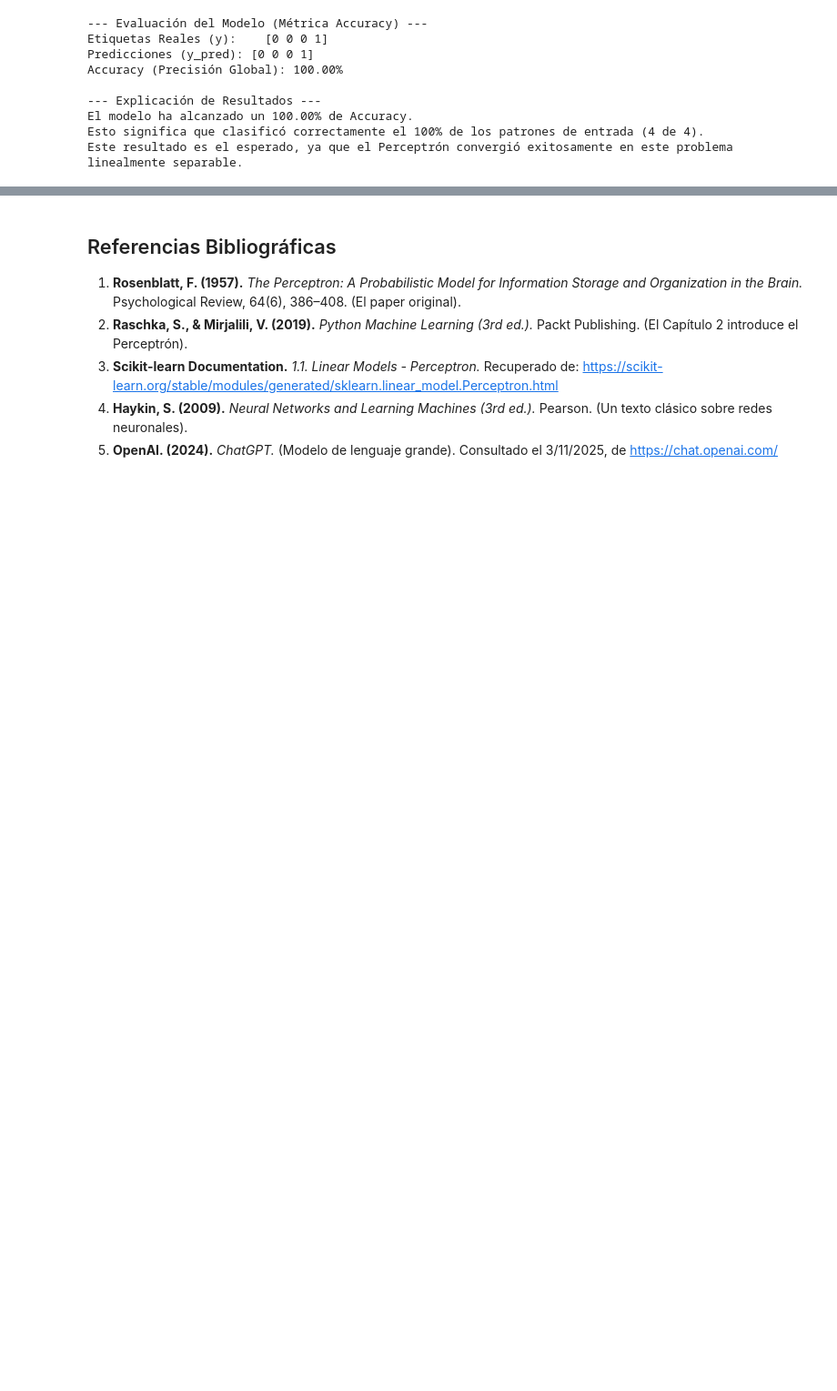
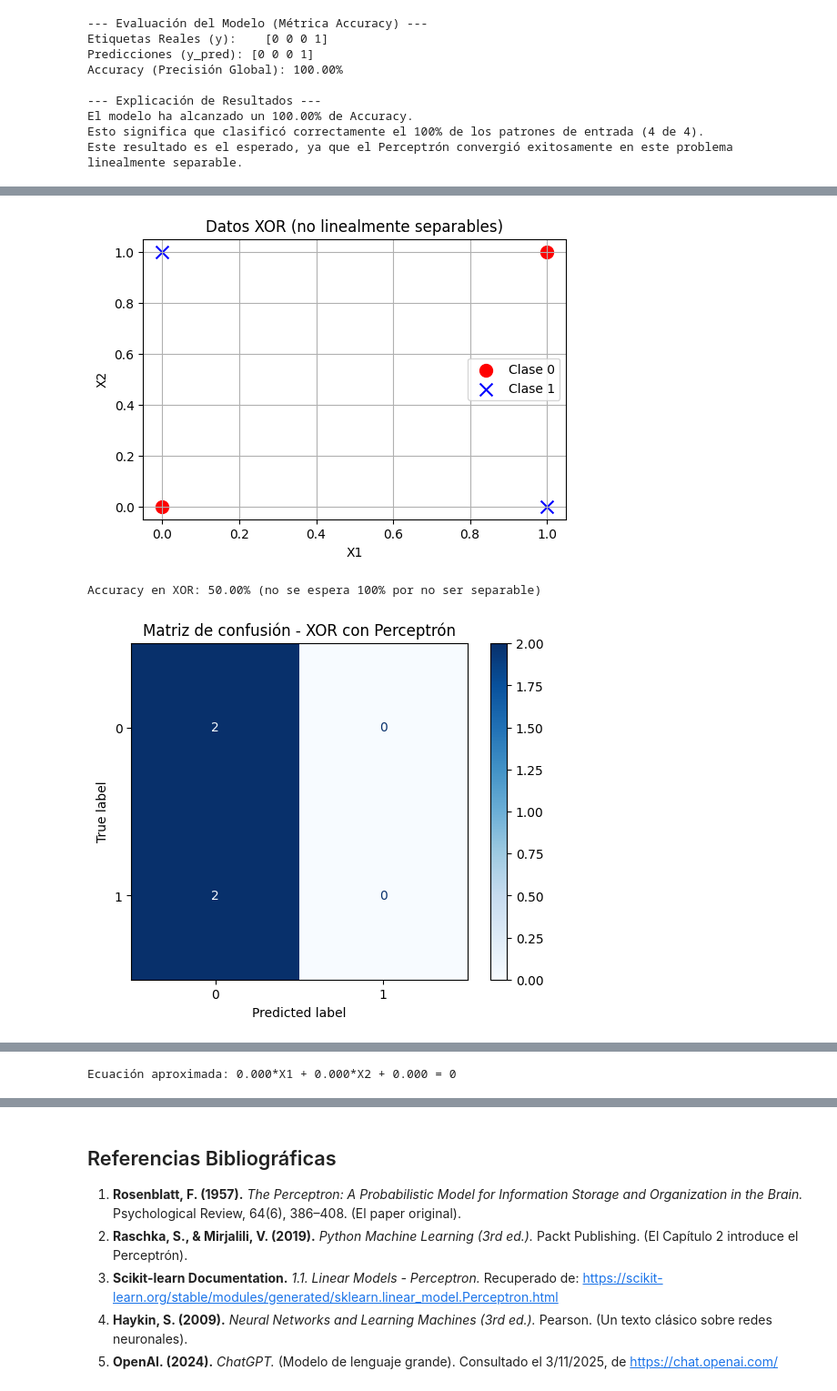
Before and after one commit to Alejandro498/ClasificacionInteligenteDeDatos, a Jupyter notebook: Hands-on 1: Percepton Notebook (Tutorial)/HandsOn1.ipynb, the cells around one changed output, grey strips where cells are left out. Shown at 91% size. Saved outputs shown, nothing was run; the diff lists cells and outputs as text; code cells hidden in the pictures; blank space fills up the shorter version.

```diff
--- a/Hands-on 1: Percepton Notebook (Tutorial)/HandsOn1.ipynb
+++ b/Hands-on 1: Percepton Notebook (Tutorial)/HandsOn1.ipynb
@@ -281,0 +415,44 @@ Este resultado es el esperado, ya que el Perceptrón convergió exitosamente en
+# %%
+# 1.5 Limitaciones: XOR (no linealmente separable)
+
+# Dataset XOR: misma estructura 2D, pero esta vez no existe una línea que separe perfectamente las clases.
+X_xor = np.array([[0, 0],
+                    [0, 1],
+                    [1, 0],
+                    [1, 1]])
+y_xor = np.array([0, 1, 1, 0])  # XOR
+
+plt.figure(figsize=(6, 4))
+plt.scatter(X_xor[y_xor == 0][:, 0], X_xor[y_xor == 0][:, 1], color='red', marker='o', s=100, label='Clase 0')
+plt.scatter(X_xor[y_xor == 1][:, 0], X_xor[y_xor == 1][:, 1], color='blue', marker='x', s=100, label='Clase 1')
+plt.title('Datos XOR (no linealmente separables)')
+plt.xlabel('X1')
+plt.ylabel('X2')
+plt.legend()
+plt.grid(True)
+plt.show()
+
+perceptron_xor = Perceptron(max_iter=2000, eta0=0.1, random_state=42)
+perceptron_xor.fit(X_xor, y_xor)
+
+y_xor_pred = perceptron_xor.predict(X_xor)
+acc_xor = accuracy_score(y_xor, y_xor_pred)
+print(f"Accuracy en XOR: {acc_xor*100:.2f}% (no se espera 100% por no ser separable)")
+
+# Import local para asegurar disponibilidad aunque no se haya ejecutado la celda de imports
+from sklearn.metrics import confusion_matrix, ConfusionMatrixDisplay
+cm = confusion_matrix(y_xor, y_xor_pred)
+disp = ConfusionMatrixDisplay(confusion_matrix=cm)
+disp.plot(cmap='Blues')
+plt.title('Matriz de confusión - XOR con Perceptrón')
+plt.show()
+
+# Si ya definimos la función de frontera (más abajo), podemos reutilizarla aquí:
+try:
+    plot_decision_boundary(perceptron_xor, X_xor, y_xor, title='Frontera de decisión en XOR (Perceptrón)')
+except NameError:
+    print('La función plot_decision_boundary se define en una celda posterior. Ejecútala y vuelve a correr esta celda para ver la frontera.')
+# %% [output]
+[figure, added]
+Accuracy en XOR: 50.00% (no se espera 100% por no ser separable)
+[figure, added]
@@ -281,0 +460 @@ Este resultado es el esperado, ya que el Perceptrón convergió exitosamente en
+Ecuación aproximada: 0.000*X1 + 0.000*X2 + 0.000 = 0
```
Also changed, not shown: parts of 23 cells of this notebook.
